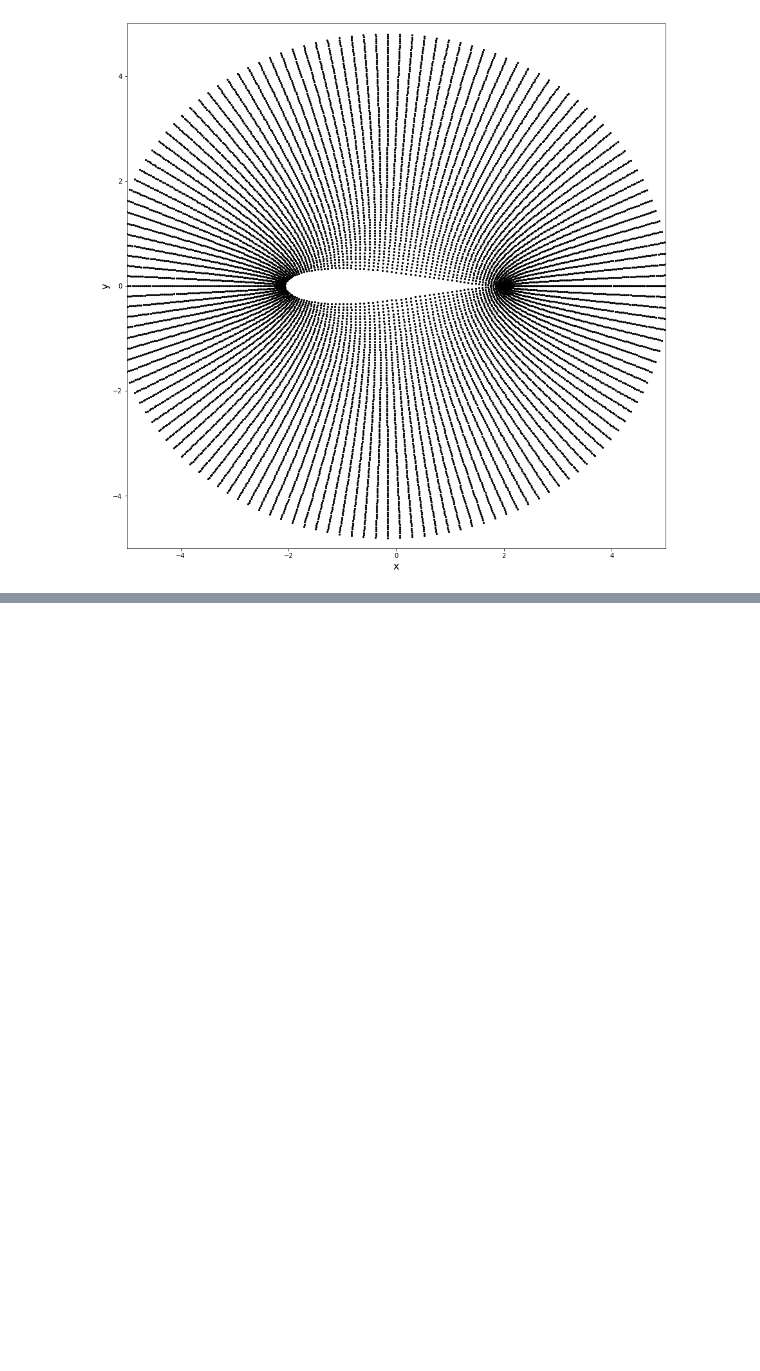
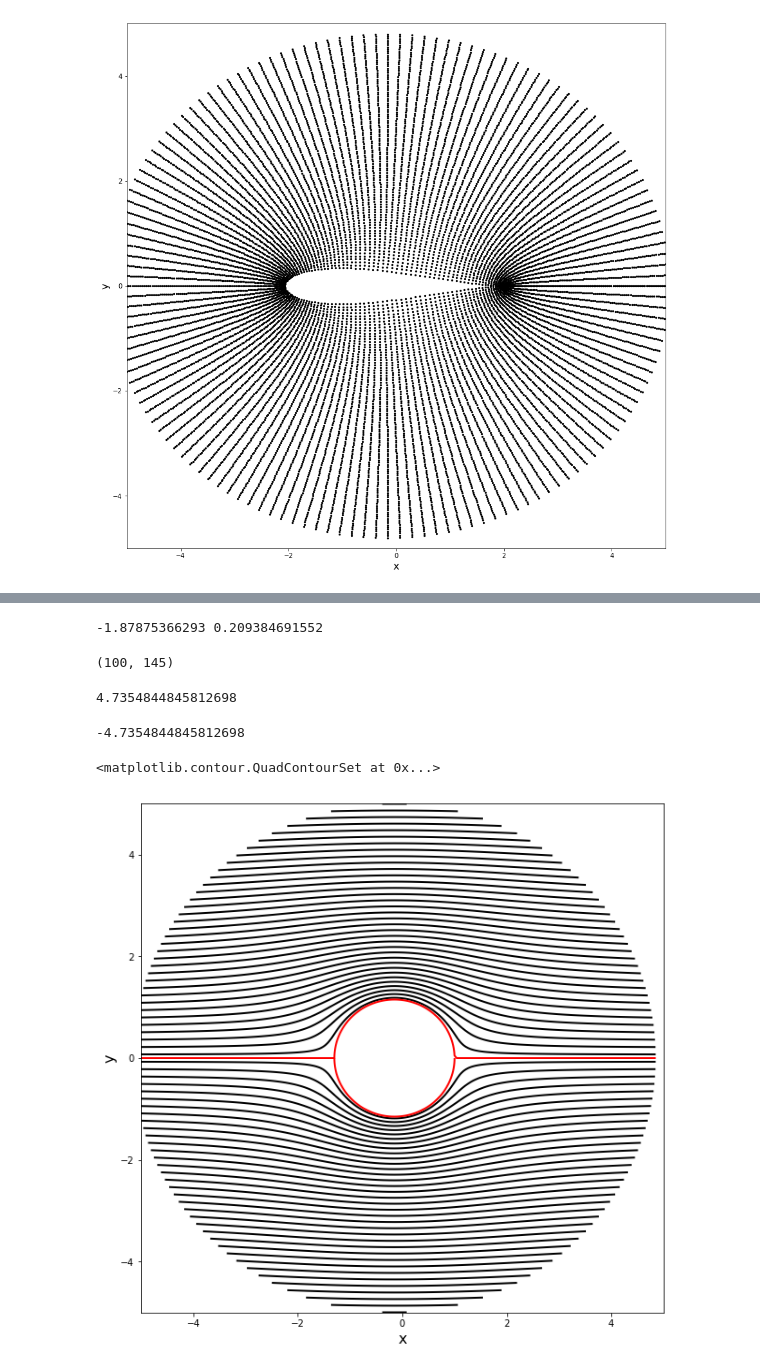
Before and after one commit to tianjiaozhang678/mae6226, a Jupyter notebook: Assignment2.ipynb, the cells around one changed output, grey strips where cells are left out. Cells and saved outputs as stored; diff of their text form; code cells hidden in the pictures; blank space fills up the shorter version.

```diff
--- a/Assignment2.ipynb
+++ b/Assignment2.ipynb
@@ -200,0 +277,24 @@ for i in range(145):
+# %%
+print(x_J[0,61],y_J[0,61])
+# %% [output]
+-1.87875366293 0.209384691552
+# %%
+x_J.shape
+# %% [output]
+(100, 145)
+# %%
+R = 1.15
+xc, yc = -0.15, 0.0
+zc = complex(xc, yc)
+Nr, Ntheta = 100, 145
+r_start, r_end = R, 5.0
+r = numpy.linspace(R, 5.0, Nr)
+theta = numpy.linspace(0.0, 2.0 * numpy.pi, Ntheta)
+theta_mesh, r_mesh = numpy.meshgrid(theta, r)
+Z = zc + r_mesh * numpy.exp(1j * theta_mesh)
+X, Y = Z.real, Z.imag
+
+
+psi_doublet = -8.31 / (2 * math.pi) * (Y - yc) / ((X - xc)**2 + (Y - yc)**2)
+psi_freestream = 1.0 * Y
+psi = psi_freestream + psi_doublet
@@ -200,0 +303,4 @@ for i in range(145):
+# %%
+psi[ind]
+# %% [output]
+4.7354844845812698
@@ -201,29 +309,21 @@ for i in range(145):
+# %%
+psi[ind2]
+# %% [output]
+-4.7354844845812698
 # %%
 width = 10
 height = 10
 pyplot.figure(figsize=(width, height))
 pyplot.xlabel('x', fontsize=16)
 pyplot.ylabel('y', fontsize=16)
 pyplot.xlim(-5.0, 5.0)
 pyplot.ylim(-5.0, 5.0)
-
-
-R = 1.15
-Na = 145
-Nb = 100
-theta = numpy.linspace(0, 2 * math.pi, Na)
-r = numpy.linspace(R, 5.0, Nb)
-for i in range(145):
-    for u in range(100):
-        x = r[u] * math.cos(theta[i]) - 0.15
-        y = r[u] * math.sin(theta[i])
-        X, Y = numpy.meshgrid(x, y)
-
-
-
-
-psi_doublet = -8.31 / (2 * math.pi) * (Y) / ((X)**2 + (Y)**2)
-psi_freestream = 1.0 * Y
-psi = psi_freestream + psi_doublet
 pyplot.contour(X, Y, psi,
-               levels=[numpy.linspace(-4, 4, 100)], colors='#CD2305', linewidths=2, linestyles='solid')
+               levels=numpy.linspace(-4.73, 4.73, 70),
+               colors='black', linewidths=2, linestyles='solid')
+pyplot.contour(X, Y, psi,
+               levels=[0.],
+               colors='red', linewidths=2, linestyles='solid')
+# %% [output]
+<matplotlib.contour.QuadContourSet at 0x...>
+[figure, added]
```
Also changed, not shown: parts of 9 cells of this notebook.
